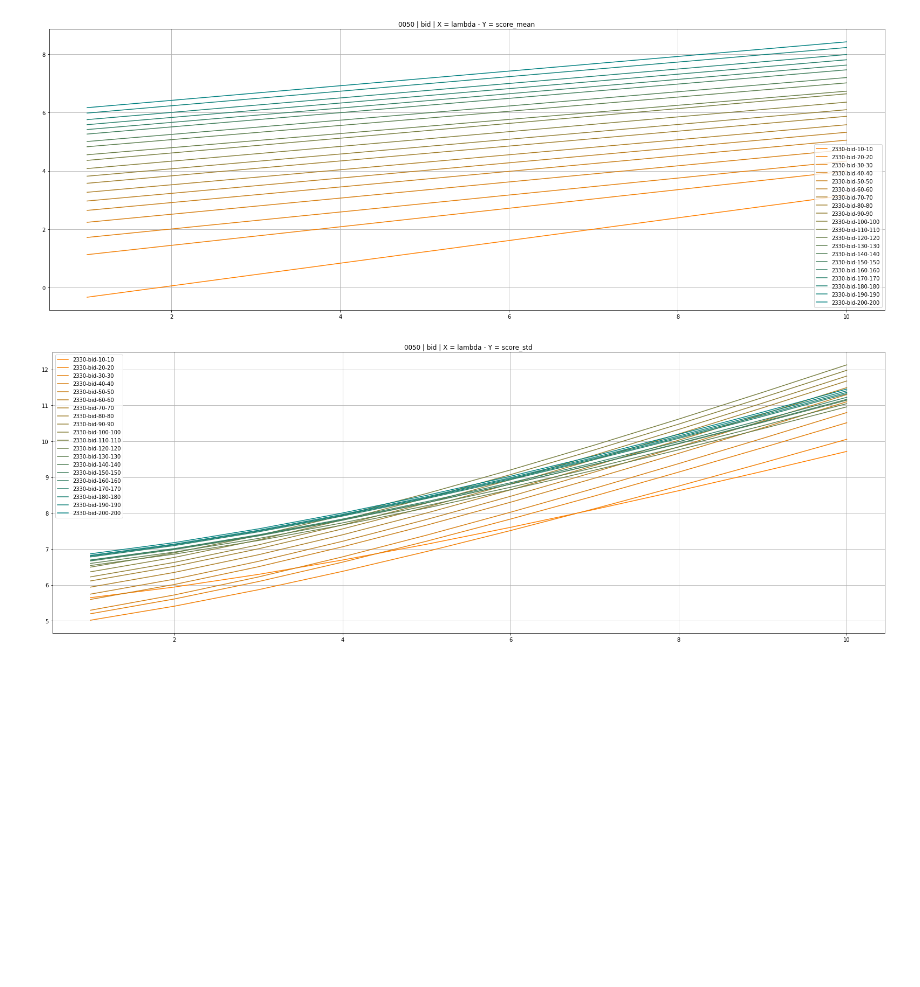
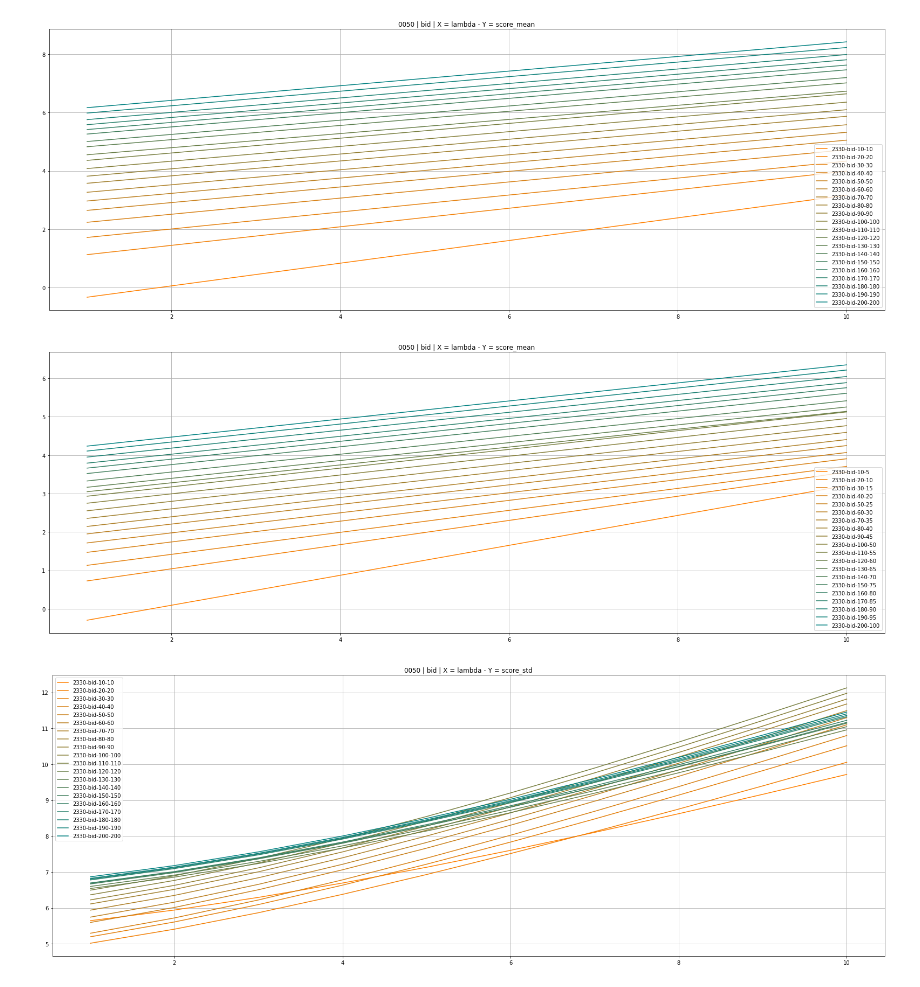
Before and after one commit to anthonywah/mafs6100-order-placement-strategy, a Jupyter notebook: stage-4.ipynb, the cells around one changed output. Drawn from its saved outputs; the diff is of its cells as text; code cells hidden in the pictures; blank space fills up the shorter version.

```diff
--- a/stage-4.ipynb
+++ b/stage-4.ipynb
@@ -98,6 +100,34 @@ plt.tight_layout()
 plt.show()
 # %% [output]
 [figure]
+# %%
+plot_key_ls = [('2330', 'bid', str(i), str(i)) for i in range(10, 210, 10)]
+plot_attri = 'score_mean'
+fig, ax = plt.subplots(figsize=(22, 8))
+colors = [(1 - i, 0.5, i / 2) for i in np.linspace(0, 1, len(plot_key_ls))]
+for i, k in enumerate(plot_key_ls):
+    plot_line = res_dict[k][f'{plot_attri}_ls']
+    ax.plot(lmda_ls, plot_line, label='-'.join(k), color=colors[i])
+ax.set_title(f'{target_stock_code} | {target_side} | X = lambda - Y = {plot_attri}')
+ax.legend()
+ax.grid(True)
+plt.tight_layout()
+plt.show()
+# %%
+plot_key_ls = [('2330', 'bid', str(i), str(int(i / 2))) for i in range(10, 210, 10)]
+plot_attri = 'score_mean'
+fig, ax = plt.subplots(figsize=(22, 8))
+colors = [(1 - i, 0.5, i / 2) for i in np.linspace(0, 1, len(plot_key_ls))]
+for i, k in enumerate(plot_key_ls):
+    plot_line = res_dict[k][f'{plot_attri}_ls']
+    ax.plot(lmda_ls, plot_line, label='-'.join(k), color=colors[i])
+ax.set_title(f'{target_stock_code} | {target_side} | X = lambda - Y = {plot_attri}')
+ax.legend()
+ax.grid(True)
+plt.tight_layout()
+plt.show()
+# %% [output]
+[figure, added]
 # %%
 plot_key_ls = [('2330', 'bid', str(i), str(i)) for i in range(10, 210, 10)]
 plot_attri = 'score_std'
```
Also changed, not shown: parts of 3 cells of this notebook, 2 other files.
